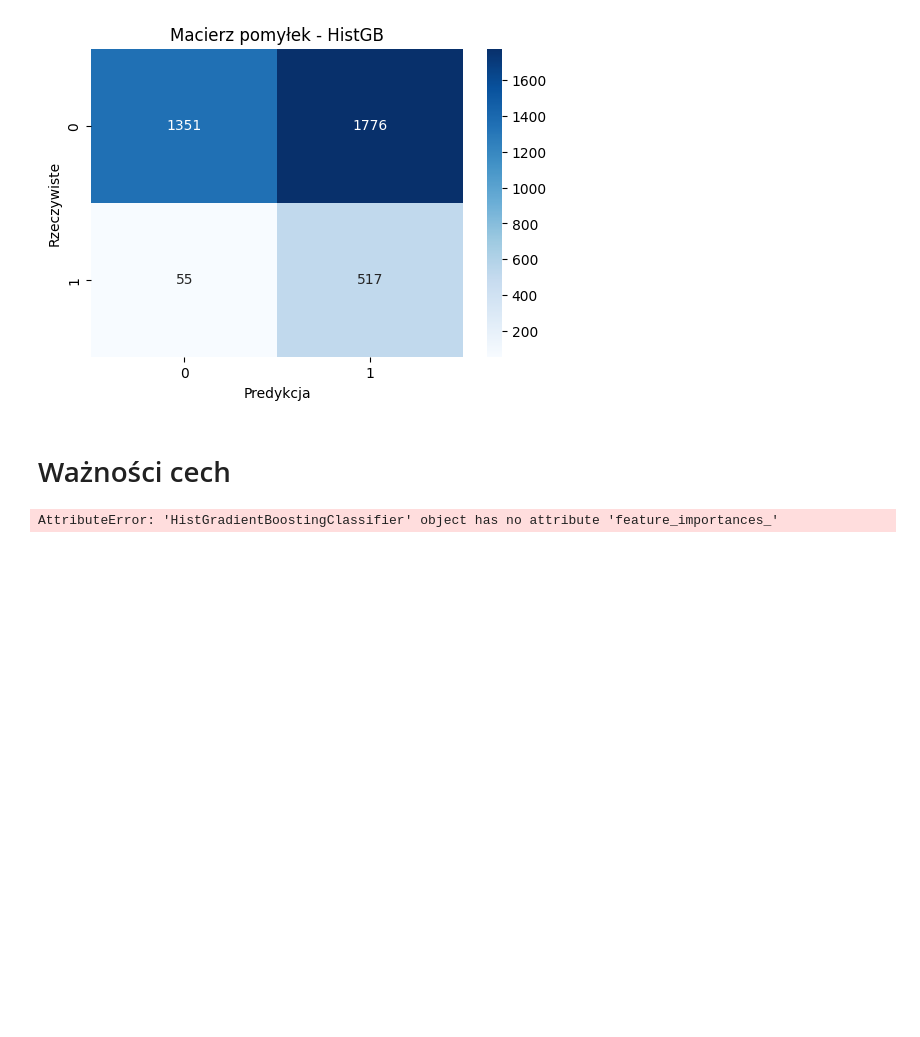
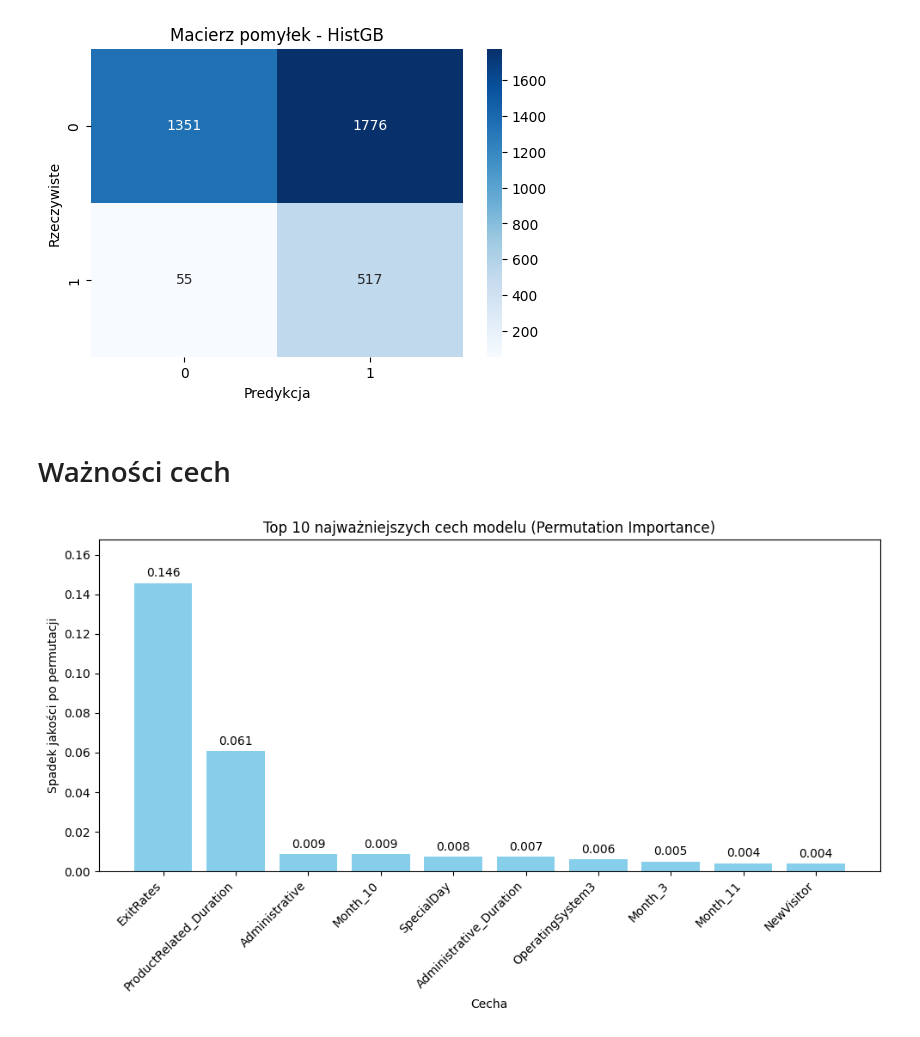
Before and after one commit to dcsguegsd/Machine_Learning_in_e-commerce, a Jupyter notebook: gradientBoosting.ipynb, the cells around one changed output. Drawn from its saved outputs; the diff is of its cells as text; code cells hidden in the pictures; blank space fills up the shorter version.

```diff
--- a/gradientBoosting.ipynb
+++ b/gradientBoosting.ipynb
@@ -434,38 +435,3 @@ weighted avg       0.85      0.51      0.56      3699
 [figure]
 # %% [markdown]
 # Ważności cech
-# %%
-# Ważności cech z drzewa
-importances = hgb_model.feature_importances_
-feature_names = X_train.columns  # Upewnij się, że używasz X_train lub X, jeśli X_test nie ma nazw kolumn
-
-# DataFrame z ważnościami
-feat_imp = pd.DataFrame({
-    'Cecha': feature_names,
-    'Ważność': importances
-}).sort_values(by='Ważność', ascending=False)
-
-top10 = feat_imp.head(10)
-
-# Wykres
-plt.figure(figsize=(10, 6))
-ax = plt.gca() # Pobranie aktualnych osi
-
-# Tworzenie słupków
-bars = ax.bar(top10['Cecha'], top10['Ważność'], color='skyblue', edgecolor='skyblue')
-
-# Dodawanie etykiet słupków
-ax.bar_label(bars, padding=3, fmt='%.3f')
-
-# Optymalizacja wyglądu
-plt.xticks(rotation=45, ha='right') # Rotacja 45 stopni jest często czytelniejsza niż 90
-plt.title("Top 10 najważniejszych cech modelu (Feature Importance)")
-plt.ylabel("Ważność (Gini Importance)")
-plt.xlabel("Cecha")
-
-# Zwiększenie limitu osi Y, aby etykiety miały miejsce
-plt.ylim(0, top10['Ważność'].max() * 1.15)
-plt.tight_layout()
-plt.show()
-# %% [output]
-AttributeError: 'HistGradientBoostingClassifier' object has no attribute 'feature_importances_'
@@ -473,0 +438,39 @@ AttributeError: 'HistGradientBoostingClassifier' object has no attribute 'featur
+# %%
+# Liczenie permutation importance
+r = permutation_importance(
+    hgb_model,
+    X_test, Y_test,
+    n_repeats=10,
+    random_state=42,
+    n_jobs=-1,
+    scoring="recall"   # czułość dla klasy pozytywnej (1)
+)
+
+importances = r.importances_mean
+feature_names = X_test.columns
+
+# DataFrame z ważnościami
+feat_imp = pd.DataFrame({
+    'Cecha': feature_names,
+    'Ważność': importances
+}).sort_values(by='Ważność', ascending=False)
+
+top10 = feat_imp.head(10)
+
+# Wykres
+plt.figure(figsize=(10, 6))
+ax = plt.gca()
+
+bars = ax.bar(top10['Cecha'], top10['Ważność'], color='skyblue')
+ax.bar_label(bars, padding=3, fmt='%.3f')
+
+plt.xticks(rotation=45, ha='right')
+plt.title("Top 10 najważniejszych cech modelu (Permutation Importance)")
+plt.ylabel("Spadek jakości po permutacji")
+plt.xlabel("Cecha")
+
+plt.ylim(0, top10['Ważność'].max() * 1.15)
+plt.tight_layout()
+plt.show()
+# %% [output]
+[figure, added]
```
Also changed, not shown: parts of 5 cells of this notebook.
